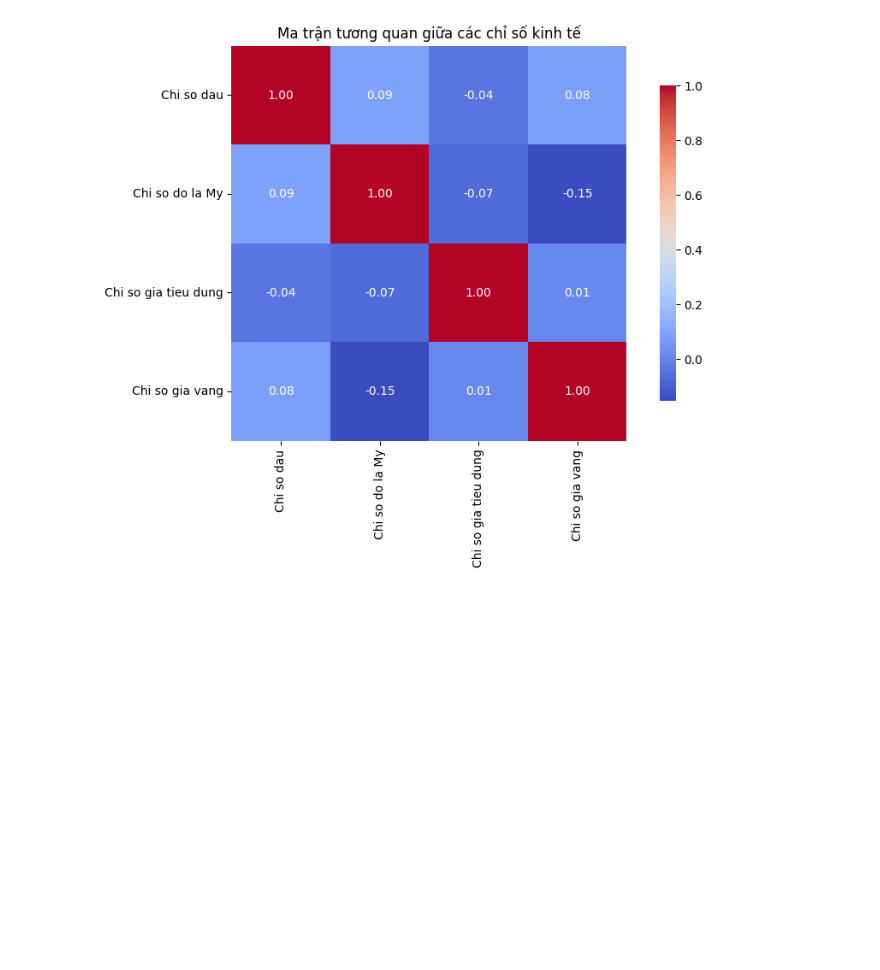
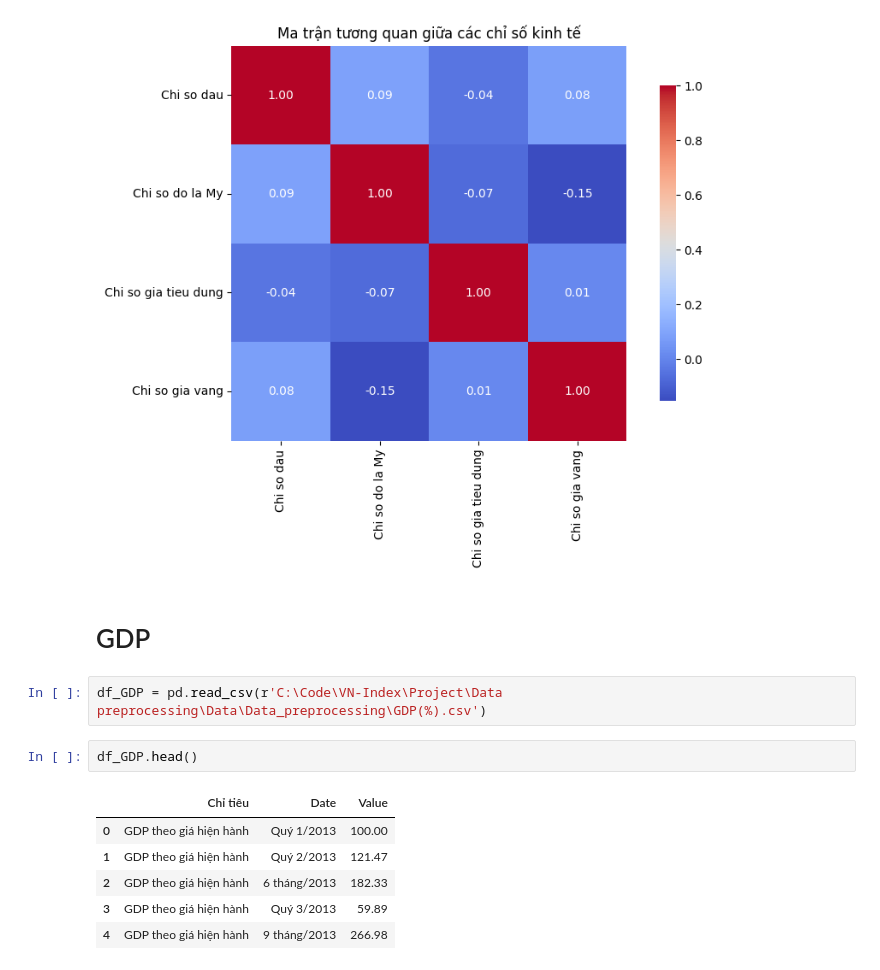
Before and after one commit to CPhong12/VN-Index, a Jupyter notebook: Project/Data preprocessing/Visualize/Vi_mo_visualize.ipynb, the cells around one changed output. Drawn from its saved outputs; the diff is of its cells as text; blank space fills up the shorter version.

```diff
--- a/Project/Data preprocessing/Visualize/Vi_mo_visualize.ipynb
+++ b/Project/Data preprocessing/Visualize/Vi_mo_visualize.ipynb
@@ -55,3 +55,16 @@ plt.title('Ma trận tương quan giữa các chỉ số kinh tế')
 plt.show()
 # %% [output]
 [figure]
+# %% [markdown]
+# GDP
+# %%
+df_GDP = pd.read_csv(r'C:\Code\VN-Index\Project\Data preprocessing\Data\Data_preprocessing\GDP(%).csv')
+# %%
+df_GDP.head()
+# %% [output]
+|  | Chỉ tiêu | Date | Value |
+| 0 | GDP theo giá hiện hành | Quý 1/2013 | 100.00 |
+| 1 | GDP theo giá hiện hành | Quý 2/2013 | 121.47 |
+| 2 | GDP theo giá hiện hành | 6 tháng/2013 | 182.33 |
+| 3 | GDP theo giá hiện hành | Quý 3/2013 | 59.89 |
+| 4 | GDP theo giá hiện hành | 9 tháng/2013 | 266.98 |
```
Also changed, not shown: parts of 1 cell of this notebook, 5 other files.
